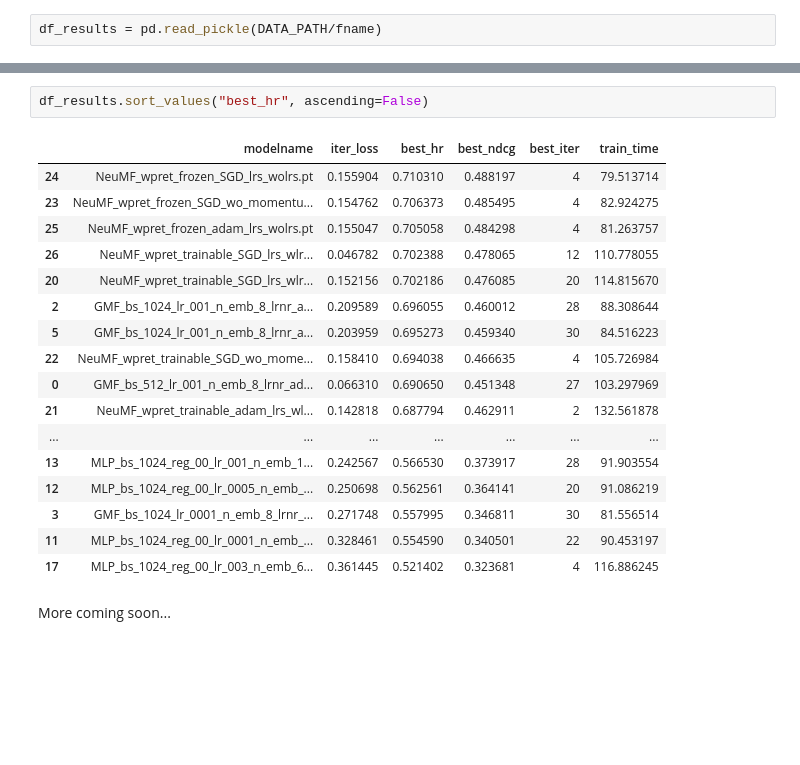
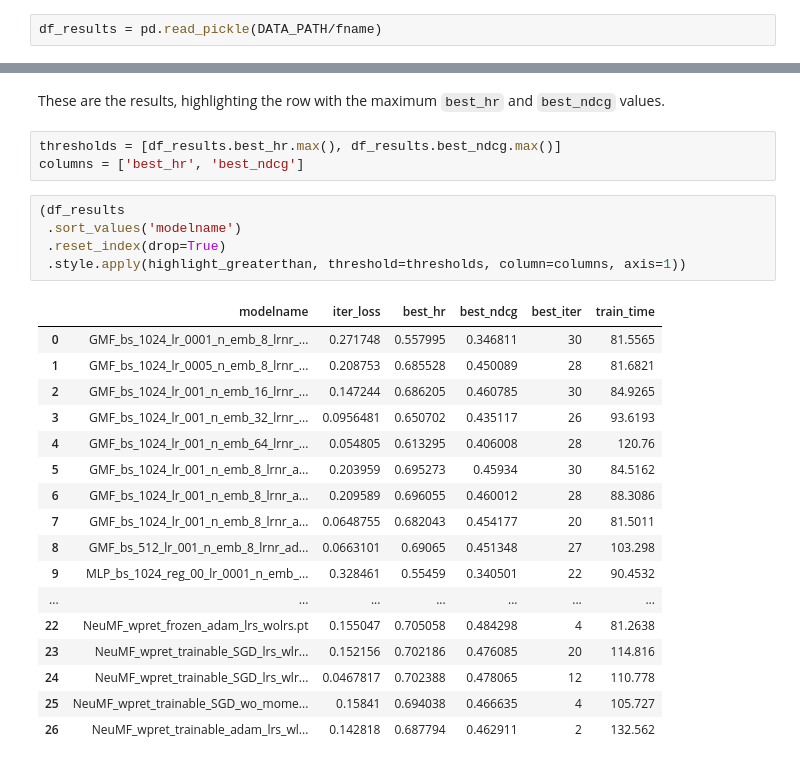
Before and after one commit to jrzaurin/RecoTour, a Jupyter notebook: Amazon/Chapter05_results_summary.ipynb, the cells around one changed output, grey strips where cells are left out. Drawn from its saved outputs; the diff is of its cells as text; blank space fills up the shorter version.

```diff
--- a/Amazon/Chapter05_results_summary.ipynb
+++ b/Amazon/Chapter05_results_summary.ipynb
@@ -40,22 +19,28 @@ df_results.sort_values('modelname')
-# %%
-df_results.sort_values("best_hr", ascending=False)
-# %% [output]
-|  | modelname | iter_loss | best_hr | best_ndcg | best_iter | train_time |
-| 24 | NeuMF_wpret_frozen_SGD_lrs_wolrs.pt | 0.155904 | 0.710310 | 0.488197 | 4 | 79.513714 |
-| 23 | NeuMF_wpret_frozen_SGD_wo_momentu... | 0.154762 | 0.706373 | 0.485495 | 4 | 82.924275 |
-| 25 | NeuMF_wpret_frozen_adam_lrs_wolrs.pt | 0.155047 | 0.705058 | 0.484298 | 4 | 81.263757 |
-| 26 | NeuMF_wpret_trainable_SGD_lrs_wlr... | 0.046782 | 0.702388 | 0.478065 | 12 | 110.778055 |
-| 20 | NeuMF_wpret_trainable_SGD_lrs_wlr... | 0.152156 | 0.702186 | 0.476085 | 20 | 114.815670 |
-| 2 | GMF_bs_1024_lr_001_n_emb_8_lrnr_a... | 0.209589 | 0.696055 | 0.460012 | 28 | 88.308644 |
-| 5 | GMF_bs_1024_lr_001_n_emb_8_lrnr_a... | 0.203959 | 0.695273 | 0.459340 | 30 | 84.516223 |
-| 22 | NeuMF_wpret_trainable_SGD_wo_mome... | 0.158410 | 0.694038 | 0.466635 | 4 | 105.726984 |
-| 0 | GMF_bs_512_lr_001_n_emb_8_lrnr_ad... | 0.066310 | 0.690650 | 0.451348 | 27 | 103.297969 |
-| 21 | NeuMF_wpret_trainable_adam_lrs_wl... | 0.142818 | 0.687794 | 0.462911 | 2 | 132.561878 |
-| ... | ... | ... | ... | ... | ... | ... |
-| 13 | MLP_bs_1024_reg_00_lr_001_n_emb_1... | 0.242567 | 0.566530 | 0.373917 | 28 | 91.903554 |
-| 12 | MLP_bs_1024_reg_00_lr_0005_n_emb_... | 0.250698 | 0.562561 | 0.364141 | 20 | 91.086219 |
-| 3 | GMF_bs_1024_lr_0001_n_emb_8_lrnr_... | 0.271748 | 0.557995 | 0.346811 | 30 | 81.556514 |
-| 11 | MLP_bs_1024_reg_00_lr_0001_n_emb_... | 0.328461 | 0.554590 | 0.340501 | 22 | 90.453197 |
-| 17 | MLP_bs_1024_reg_00_lr_003_n_emb_6... | 0.361445 | 0.521402 | 0.323681 | 4 | 116.886245 |
-# %% [markdown]
-More coming soon...
+# %% [markdown]
+These are the results, highlighting the row with the maximum `best_hr` and `best_ndcg` values.
+# %%
+thresholds = [df_results.best_hr.max(), df_results.best_ndcg.max()]
+columns = ['best_hr', 'best_ndcg']
+# %%
+(df_results
+ .sort_values('modelname')
+ .reset_index(drop=True)
+ .style.apply(highlight_greaterthan, threshold=thresholds, column=columns, axis=1))
+# %% [output]
+|  | modelname | iter_loss | best_hr | best_ndcg | best_iter | train_time |
+| 0 | GMF_bs_1024_lr_0001_n_emb_8_lrnr_... | 0.271748 | 0.557995 | 0.346811 | 30 | 81.5565 |
+| 1 | GMF_bs_1024_lr_0005_n_emb_8_lrnr_... | 0.208753 | 0.685528 | 0.450089 | 28 | 81.6821 |
+| 2 | GMF_bs_1024_lr_001_n_emb_16_lrnr_... | 0.147244 | 0.686205 | 0.460785 | 30 | 84.9265 |
+| 3 | GMF_bs_1024_lr_001_n_emb_32_lrnr_... | 0.0956481 | 0.650702 | 0.435117 | 26 | 93.6193 |
+| 4 | GMF_bs_1024_lr_001_n_emb_64_lrnr_... | 0.054805 | 0.613295 | 0.406008 | 28 | 120.76 |
+| 5 | GMF_bs_1024_lr_001_n_emb_8_lrnr_a... | 0.203959 | 0.695273 | 0.45934 | 30 | 84.5162 |
+| 6 | GMF_bs_1024_lr_001_n_emb_8_lrnr_a... | 0.209589 | 0.696055 | 0.460012 | 28 | 88.3086 |
+| 7 | GMF_bs_1024_lr_001_n_emb_8_lrnr_a... | 0.0648755 | 0.682043 | 0.454177 | 20 | 81.5011 |
+| 8 | GMF_bs_512_lr_001_n_emb_8_lrnr_ad... | 0.0663101 | 0.69065 | 0.451348 | 27 | 103.298 |
+| 9 | MLP_bs_1024_reg_00_lr_0001_n_emb_... | 0.328461 | 0.55459 | 0.340501 | 22 | 90.4532 |
+| ... | ... | ... | ... | ... | ... | ... |
+| 22 | NeuMF_wpret_frozen_adam_lrs_wolrs.pt | 0.155047 | 0.705058 | 0.484298 | 4 | 81.2638 |
+| 23 | NeuMF_wpret_trainable_SGD_lrs_wlr... | 0.152156 | 0.702186 | 0.476085 | 20 | 114.816 |
+| 24 | NeuMF_wpret_trainable_SGD_lrs_wlr... | 0.0467817 | 0.702388 | 0.478065 | 12 | 110.778 |
+| 25 | NeuMF_wpret_trainable_SGD_wo_mome... | 0.15841 | 0.694038 | 0.466635 | 4 | 105.727 |
+| 26 | NeuMF_wpret_trainable_adam_lrs_wl... | 0.142818 | 0.687794 | 0.462911 | 2 | 132.562 |
```
Also changed, not shown: parts of 8 cells of this notebook.
